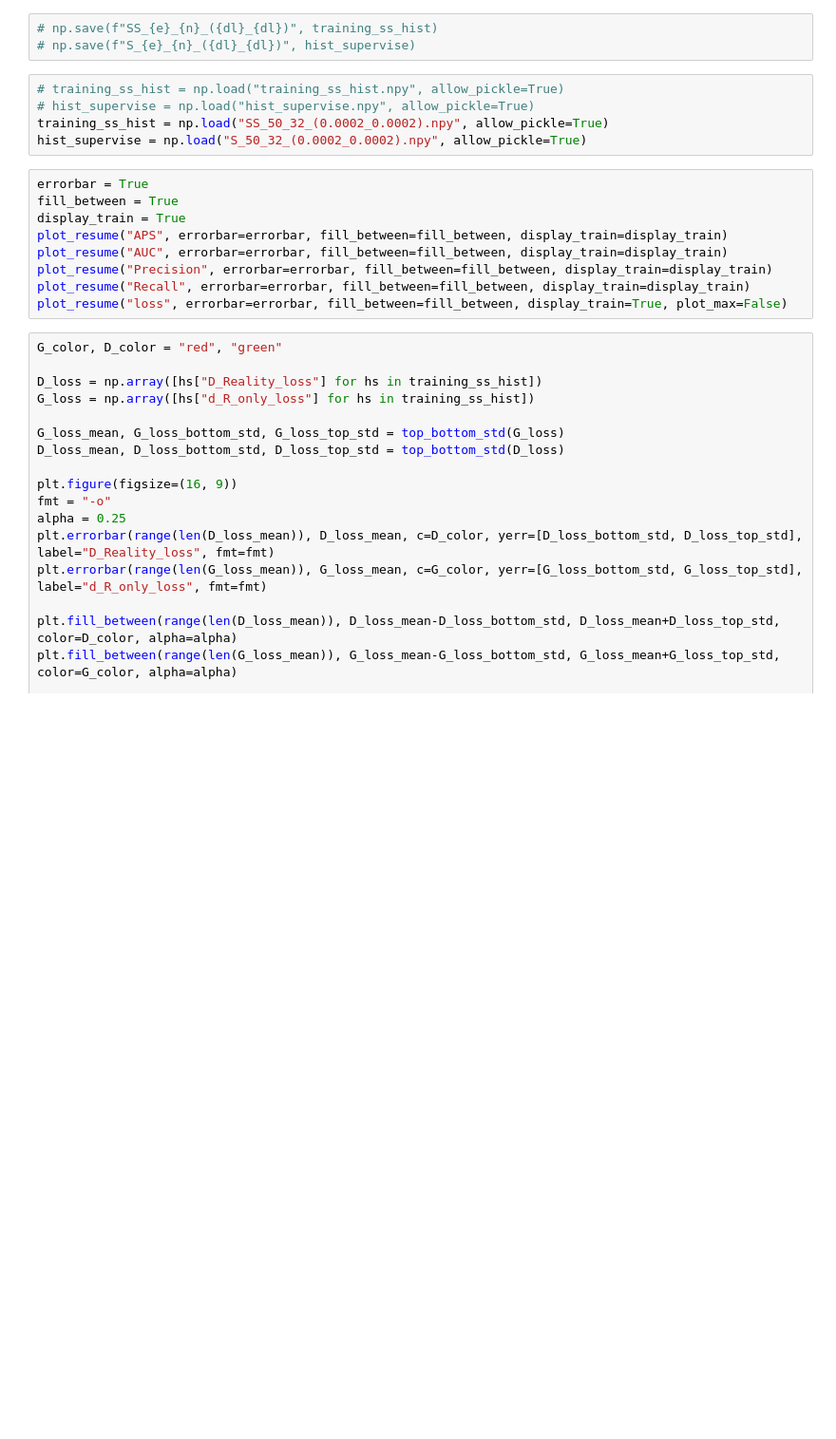
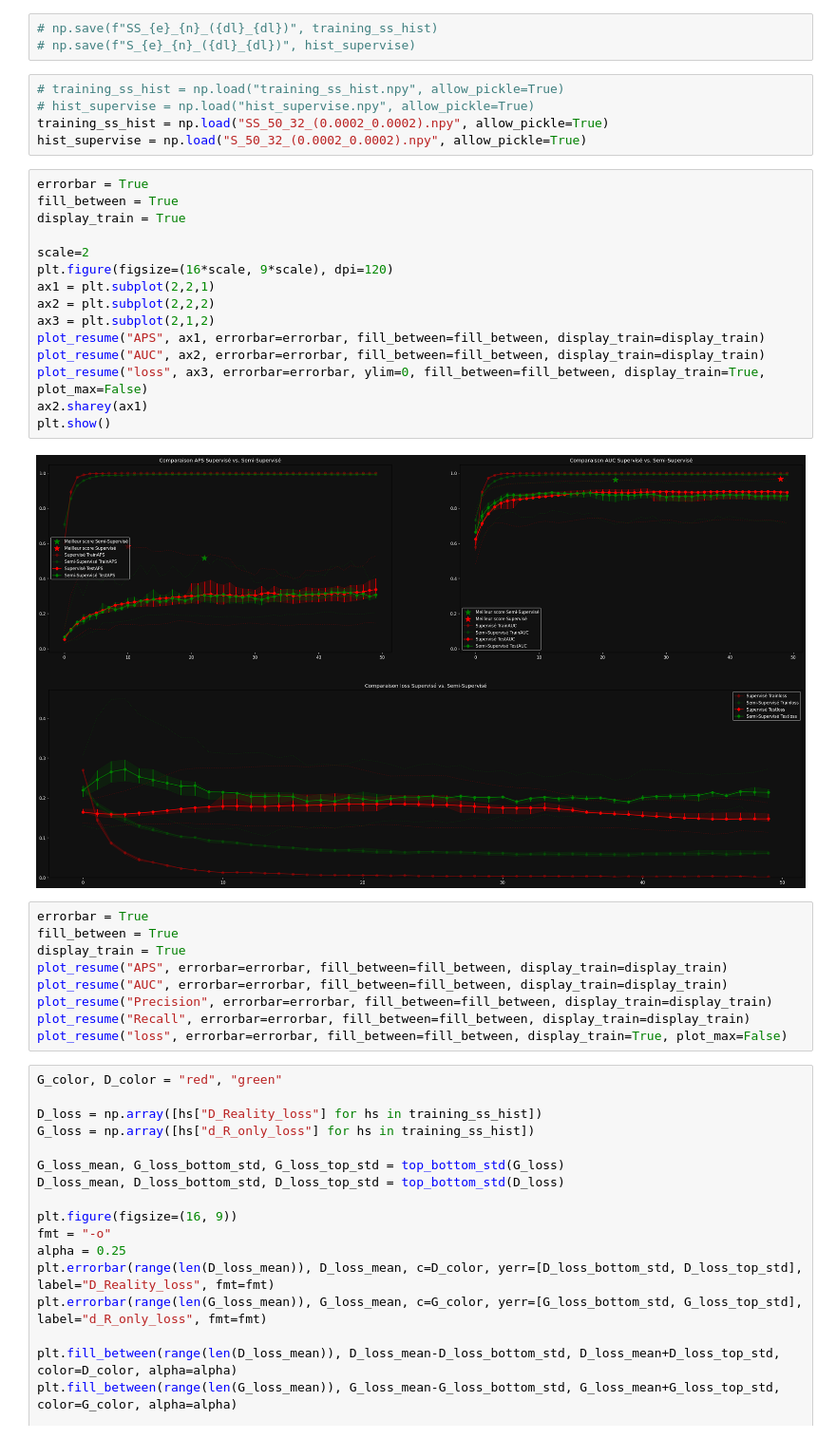
Before and after one commit to DylanBaptiste/TER-M2, a Jupyter notebook: main_ok3.ipynb, the cells around one changed output. Shown at 95% size. Cells and saved outputs as stored; diff of their text form; blank space fills up the shorter version.

```diff
--- a/main_ok3.ipynb
+++ b/main_ok3.ipynb
@@ -1558,6 +1558,23 @@ plot_resume("loss", errorbar=errorbar, fill_between=fill_between, display_train=
 # hist_supervise = np.load("hist_supervise.npy", allow_pickle=True)
 training_ss_hist = np.load("SS_50_32_(0.0002_0.0002).npy", allow_pickle=True)
 hist_supervise = np.load("S_50_32_(0.0002_0.0002).npy", allow_pickle=True)
+# %%
+errorbar = True
+fill_between = True
+display_train = True
+
+scale=2
+plt.figure(figsize=(16*scale, 9*scale), dpi=120)
+ax1 = plt.subplot(2,2,1)
+ax2 = plt.subplot(2,2,2)
+ax3 = plt.subplot(2,1,2)
+plot_resume("APS", ax1, errorbar=errorbar, fill_between=fill_between, display_train=display_train)
+plot_resume("AUC", ax2, errorbar=errorbar, fill_between=fill_between, display_train=display_train)
+plot_resume("loss", ax3, errorbar=errorbar, ylim=0, fill_between=fill_between, display_train=True, plot_max=False)
+ax2.sharey(ax1)
+plt.show()
+# %% [output]
+[figure, added]
 # %%
 errorbar = True
 fill_between = True
```
Also changed, not shown: parts of 2 cells of this notebook, 1 other file.
